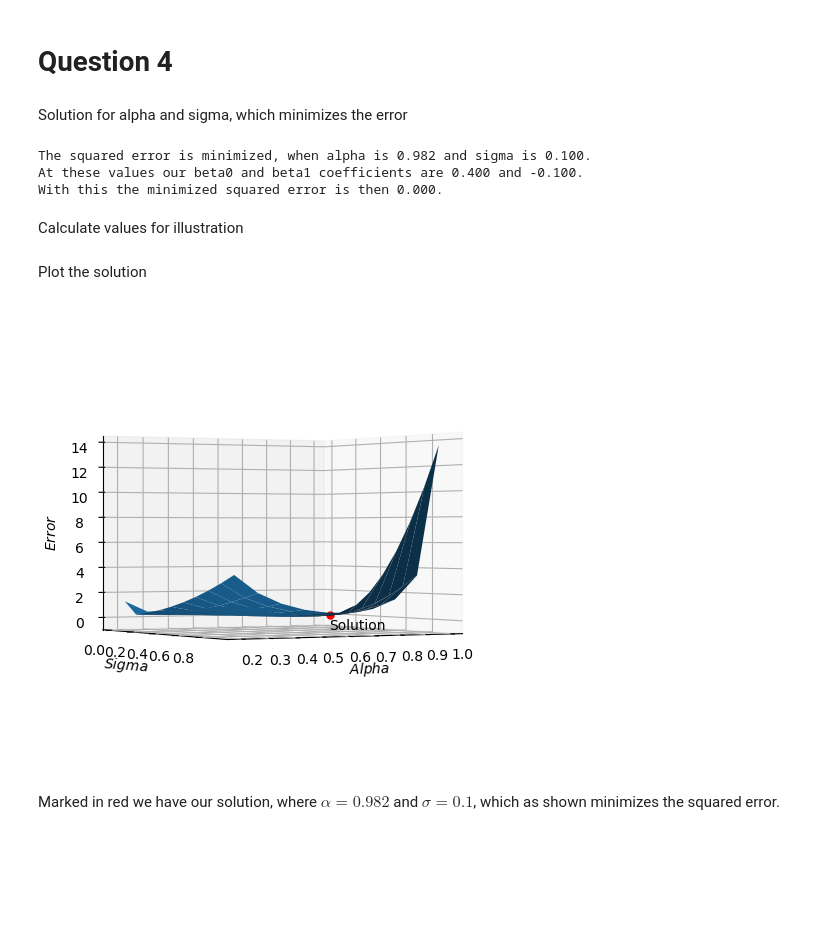
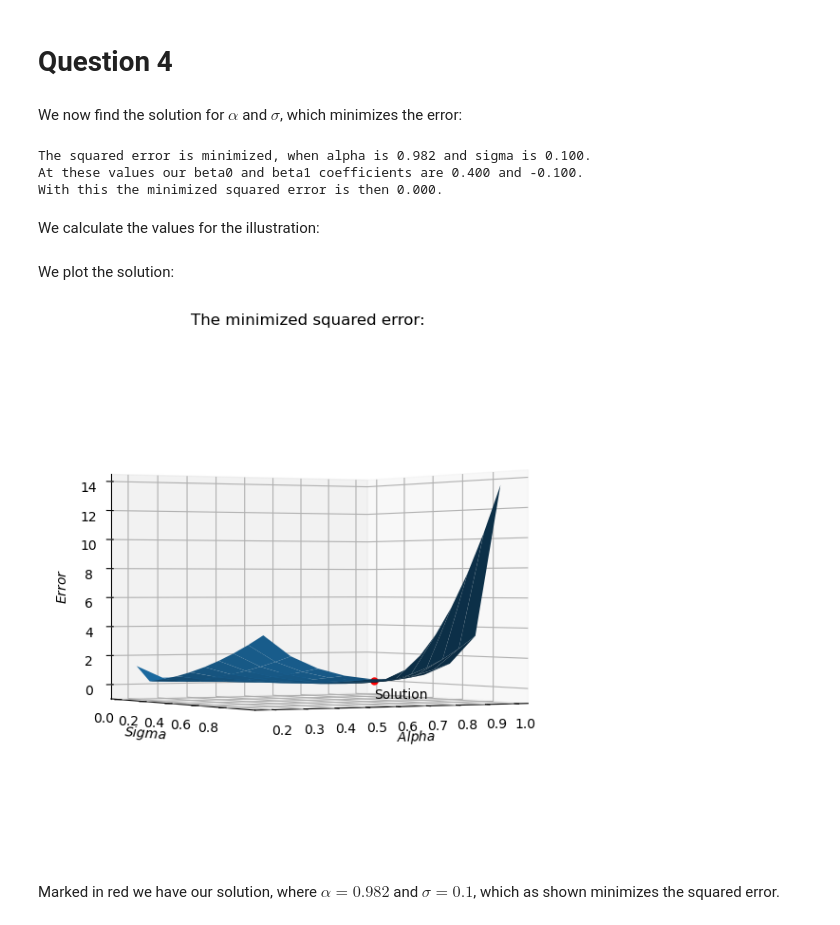
Before and after one commit to NumEconCopenhagen/projects-2023-jacob-per, a Jupyter notebook: inauguralproject/inauguralproject.ipynb, the cells around one changed output. Saved outputs shown, nothing was run; the diff lists cells and outputs as text; code cells hidden in the pictures; blank space fills up the shorter version.

```diff
--- a/inauguralproject/inauguralproject.ipynb
+++ b/inauguralproject/inauguralproject.ipynb
@@ -134,7 +137,7 @@ And above we now note, that we have a linear relationship, when using a continuo
 # %% [markdown]
 # Question 4
 # %% [markdown]
-Solution for alpha and sigma, which minimizes the error
+We now find the solution for $\alpha$ and $\sigma$, which minimizes the error:
 # %%
 # a. minimize the squared error using alpha and sigma and save solution
 q4sol = model.estimate()
@@ -151,7 +154,7 @@ The squared error is minimized, when alpha is 0.982 and sigma is 0.100.
 At these values our beta0 and beta1 coefficients are 0.400 and -0.100.
 With this the minimized squared error is then 0.000.
 # %% [markdown]
-Calculate values for illustration
+We calculate the values for the illustration:
 # %%
 def error(alpha,sigma):
     """
@@ -180,33 +183,34 @@ for i, alpha in enumerate(alpha_vec):
             error_values[i,j] = sol
 # %% [markdown]
-Plot the solution
+We plot the solution:
 # %%
 %matplotlib inline
 
 # a. 3d plot
-fig = plt.figure()
+fig = plt.figure(figsize=(6,6))
 ax = fig.add_subplot(1,1,1,projection='3d')
 alpha_mesh,sigma_mesh = np.meshgrid(alpha_vec,sigma_vec,indexing='ij')
 ax.plot_surface(alpha_mesh,sigma_mesh,error_values)
 ax.scatter(q4_alpha, q4_sigma, q4_error, c='red', s=25)
 
 # b. labels
 ax.set_xlabel('$Alpha$')
 ax.set_ylabel('$Sigma$')
 ax.set_zlabel('$Error$')
+plt.title('The minimized squared error:')
 ax.text(q4_alpha, q4_sigma, q4_error-1.25, 'Solution')
 
 # c. invert xaxis
 ax.invert_xaxis()
 
 # d. set view angle and distance
 ax.view_init(elev=0, azim=60, roll=0)
 ax.dist = 11
 
 # e. tight layout
 fig.tight_layout()
 # %% [output]
-[figure, old version]
+[figure, new version]
 # %% [markdown]
 Marked in red we have our solution, where $\alpha=0.982$ and $\sigma=0.1$, which as shown minimizes the squared error.
 # %% [markdown]
```
Also changed, not shown: parts of 12 cells of this notebook.
